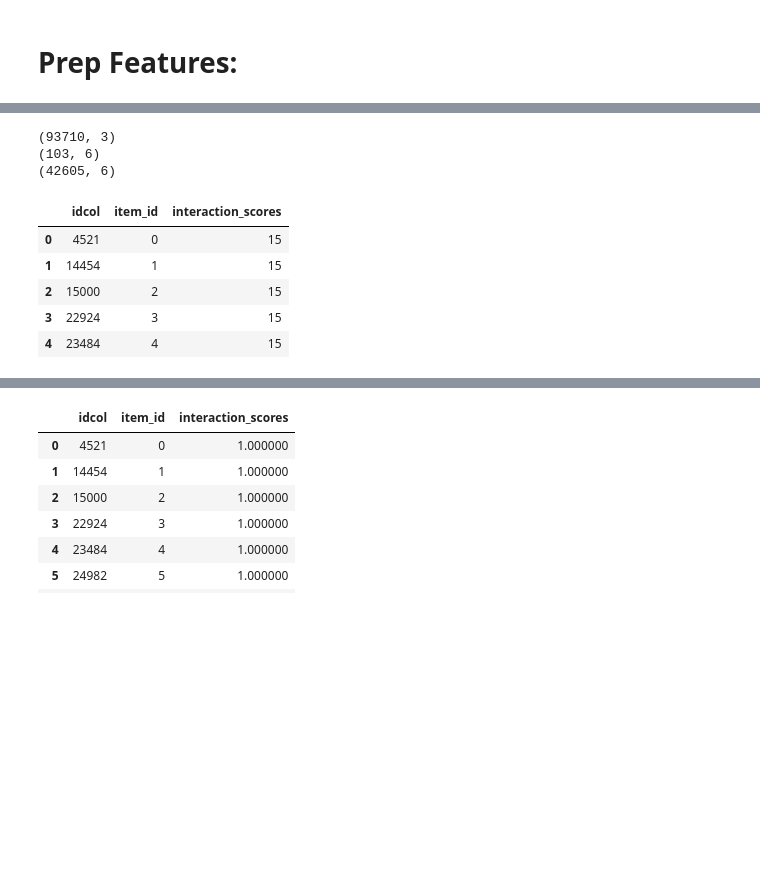
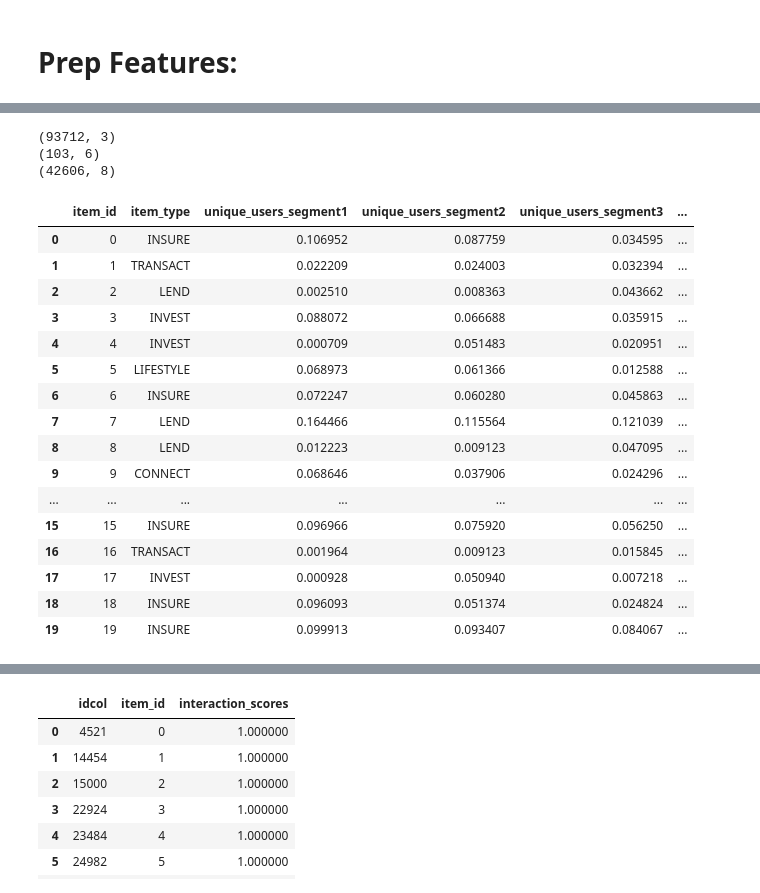
Before and after one commit to lizesteyn/FNBdataquest, a Jupyter notebook: LightFM_2.ipynb, the cells around one changed output, grey strips where cells are left out. Cells and saved outputs as stored; diff of their text form; code cells hidden in the pictures; blank space fills up the shorter version.

```diff
--- a/LightFM_2.ipynb
+++ b/LightFM_2.ipynb
@@ -426,6 +449,38 @@ data.head()
 | 2 | 14454 | CLICK | 2023-02-08 | CAFM | TRANSACT | segment2 | B01 | Active | ... |
 | 3 | 14454 | CHECKOUT | 2023-02-08 | CAFM | TRANSACT | segment2 | B01 | Active | ... |
 | 4 | 15000 | CLICK | 2023-01-31 | CARF | LEND | segment3 | B01 | Cold Start | ... |
+# %%
+
+sorted_segs = sorted(data['segment'].unique())
+# Calculate the number of unique users in each segment
+unique_users_per_segment = data.groupby('segment')['idcol'].nunique()
+
+# Initialize a dictionary to store the normalized number of unique users for each item within each segment
+unique_users_per_item_per_segment = {}
+
+# Iterate over sorted segments
+for segment in sorted_segs:
+    # Filter the data to include only rows where 'segment' is equal to the current segment and remove any 'NONE' items
+    item_seg_data = data[(data['segment'] == segment) & (data['item'] != 'NONE')]
+
+    # Calculate the number of unique users for each item
+    unique_users_per_item = item_seg_data.groupby('item')['idcol'].nunique().sort_values(ascending=False)
+
+    # Normalize the number of unique users for each item by the total number of unique users in the segment
+    normalized_unique_users_per_item = unique_users_per_item / unique_users_per_segment[segment]
+
+    # Store the normalized number of unique users for each item within the segment
+    unique_users_per_item_per_segment[segment] = normalized_unique_users_per_item
+
+    # Create a new feature column to store the normalized frequencies for each item within the segment
+    data[f"unique_users_{segment}"] = data['item'].map(unique_users_per_item_per_segment[segment])
+
+# Specify columns to fill NaN values
+columns_to_fill = ["unique_users_segment1", "unique_users_segment2", "unique_users_segment3", "unique_users_segment4"]
+
+# Fill NaN values in specified columns with a specific value
+data[columns_to_fill] = data[columns_to_fill].fillna(0)  # Fill NaN values with 0
+# Display the DataFrame
 # %%
 # data = data.drop(columns = ["item_descrip"])
 sorted_segs = sorted(data['segment'].unique())
@@ -609,57 +567,72 @@ data.head(20)
 # %%
 # Define the user columns, item columns and interaction columns:
-u_cols = ["idcol", "segment", "beh_segment", "active_ind", "daily_activity_score", "activity_rate"] # TODO Include the checlout-click ratio if useful
+u_cols = ["idcol", "segment", "beh_segment", "active_ind", "most_interacted", "most_interacted_item", "daily_activity_score", "activity_rate"] # TODO Include the checlout-click ratio if useful
 # u_cols = ["idcol", "segment", "beh_segment", "active_ind", "avg_daily_freq", "avg_weekly_freq", "avg_monthly_freq"]
 # item_cols = ["item_id", "item", "item_type", "most_bought_by_beh_seg", "most_bought_by_seg", "most_clicked_by_beh_seg",
 #              "most_clicked_by_seg"]
 
-item_cols = ["item_id", "item_type", "segment1", "segment2", "segment3", "segment4"]
+item_cols = ["item_id", "item_type", "unique_users_segment1", "unique_users_segment2", "unique_users_segment3", "unique_users_segment4"]
 interact_cols = ["idcol", "item_id", "interaction_scores"] # I include idcol and item for now, to basically say "this user did this item with this score at this date"
 
 
-test_item_cols = ["item_id", "item_type", "item","segment1", "segment2", "segment3", "segment4"]
+test_item_cols = ["item_id", "item_type", "item"]
 # Experiment 4:
 # u_cols = ["idcol", "segment", "beh_segment", "active_ind"]
 # item_cols = ["item_id", "item", "item_type"]
 
 # I want the interact_cols data in the following format:
 #
 
 user, item, rating = data[u_cols].copy(), data[item_cols].copy(), data[interact_cols].copy()
 test_items = data[test_item_cols].copy()
 # Accumulate rating data so that, for each unique user-item combination, there is a single row, otherwise the train-test split
 # have shared interactions. Can do an intelligent split, and use LightFM's built in weighting method,
 # but the weights matrix generated with that method is the exact same, even if I do the below:
 # This also allows us to incorporate the number of times that a user has interacted with an item as interaction weighting, implicitly
 rating = rating.groupby(['idcol', 'item_id'], as_index=False)['interaction_scores'].sum()
 
 
 # Drop duplicates, because I only need the unique items' and users' features:
 item = item.drop_duplicates()
 # item = item.drop(columns=["item"], inplace=True)
 item = item.reset_index(drop=True)
 
 test_items = test_items.drop_duplicates()
 test_items = test_items.reset_index(drop=True)
 
 user = user.drop_duplicates()
 user = user.reset_index(drop=True)
 
 print(rating.shape)
 print(item.shape)
 print(user.shape)
 
-display(rating.head())
+
+
+# Clamp the interaction_scores to a maximum of 5
+# rating['interaction_scores'] = rating['interaction_scores'].clip(upper=5)
+display(item.head(20))
 # %% [output]
-(93710, 3)
+(93712, 3)
 (103, 6)
-(42605, 6)
+(42606, 8)
-|  | idcol | item_id | interaction_scores |
-| 0 | 4521 | 0 | 15 |
-| 1 | 14454 | 1 | 15 |
-| 2 | 15000 | 2 | 15 |
-| 3 | 22924 | 3 | 15 |
-| 4 | 23484 | 4 | 15 |
+|  | item_id | item_type | unique_users_segment1 | unique_users_segment2 | unique_users_segment3 | ... |
+| 0 | 0 | INSURE | 0.106952 | 0.087759 | 0.034595 | ... |
+| 1 | 1 | TRANSACT | 0.022209 | 0.024003 | 0.032394 | ... |
+| 2 | 2 | LEND | 0.002510 | 0.008363 | 0.043662 | ... |
+| 3 | 3 | INVEST | 0.088072 | 0.066688 | 0.035915 | ... |
+| 4 | 4 | INVEST | 0.000709 | 0.051483 | 0.020951 | ... |
+| 5 | 5 | LIFESTYLE | 0.068973 | 0.061366 | 0.012588 | ... |
+| 6 | 6 | INSURE | 0.072247 | 0.060280 | 0.045863 | ... |
+| 7 | 7 | LEND | 0.164466 | 0.115564 | 0.121039 | ... |
+| 8 | 8 | LEND | 0.012223 | 0.009123 | 0.047095 | ... |
+| 9 | 9 | CONNECT | 0.068646 | 0.037906 | 0.024296 | ... |
+| ... | ... | ... | ... | ... | ... | ... |
+| 15 | 15 | INSURE | 0.096966 | 0.075920 | 0.056250 | ... |
+| 16 | 16 | TRANSACT | 0.001964 | 0.009123 | 0.015845 | ... |
+| 17 | 17 | INVEST | 0.000928 | 0.050940 | 0.007218 | ... |
+| 18 | 18 | INSURE | 0.096093 | 0.051374 | 0.024824 | ... |
+| 19 | 19 | INSURE | 0.099913 | 0.093407 | 0.084067 | ... |
 # %%
 user.head(20)
 # %% [output]
```
Also changed, not shown: parts of 43 cells of this notebook.
